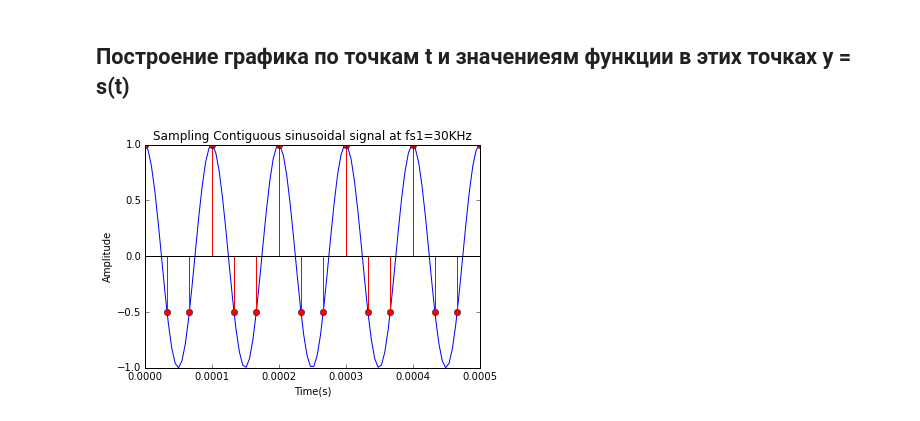
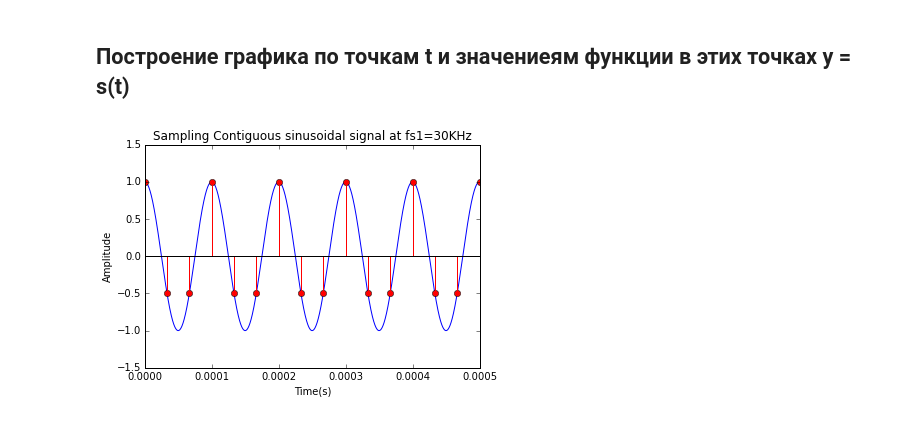
Before and after one commit to Roman2204/Shannon_Sampling_Theorem, a Jupyter notebook: Sampling Signal.ipynb, the cells around one changed output. Saved outputs shown, nothing was run; the diff lists cells and outputs as text; code cells hidden in the pictures.

```diff
--- a/Sampling Signal.ipynb
+++ b/Sampling Signal.ipynb
@@ -16,7 +18,7 @@ def s(t):
 # %% [markdown]
 ## Задание множетсва точек времени и подсчёт значения функции в этих точках
 # %%
-t = linspace(0, float(5)/W, 100)
+t = linspace(0, float(5)/W, 10000)
 y = s(t)
 # %% [markdown]
 ## Задание точек апробирования функции сигнала
@@ -35,11 +37,11 @@ array([  0.00000000e+00,   3.33333333e-05,   6.66666667e-05,
 ## Построение графика по точкам t и значениеям функции в этих точках y = s(t)
 # %%
 plt.plot(t, y)
-plt.axis([0, float(5)/W, -1, 1])
+plt.axis([0, float(5)/W, -1.5, 1.5])
 plt.xlabel('Time(s)')
 plt.ylabel('Amplitude')
 plt.title('Sampling Contiguous sinusoidal signal at fs1=30KHz')
 plt.stem(determined_points, s(determined_points), linefmt='r-', markerfmt='ro', basefmt='k-')
 plt.show()
 # %% [output]
-[figure, old version]
+[figure, new version]
```
Also changed, not shown: parts of 6 cells of this notebook, 1 other file.
